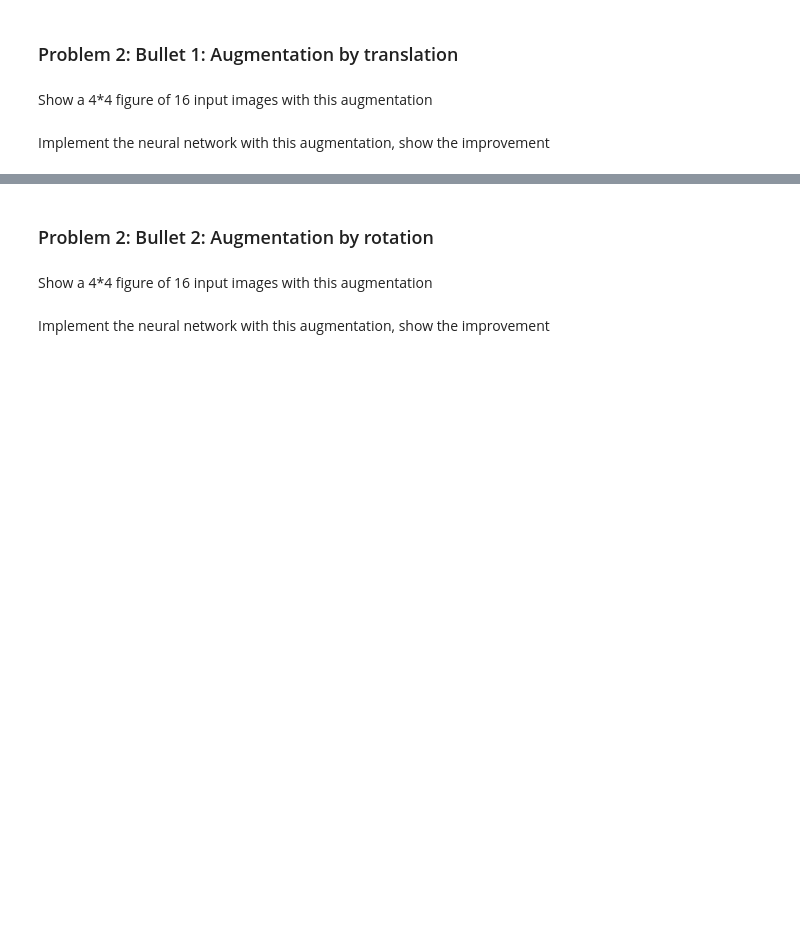
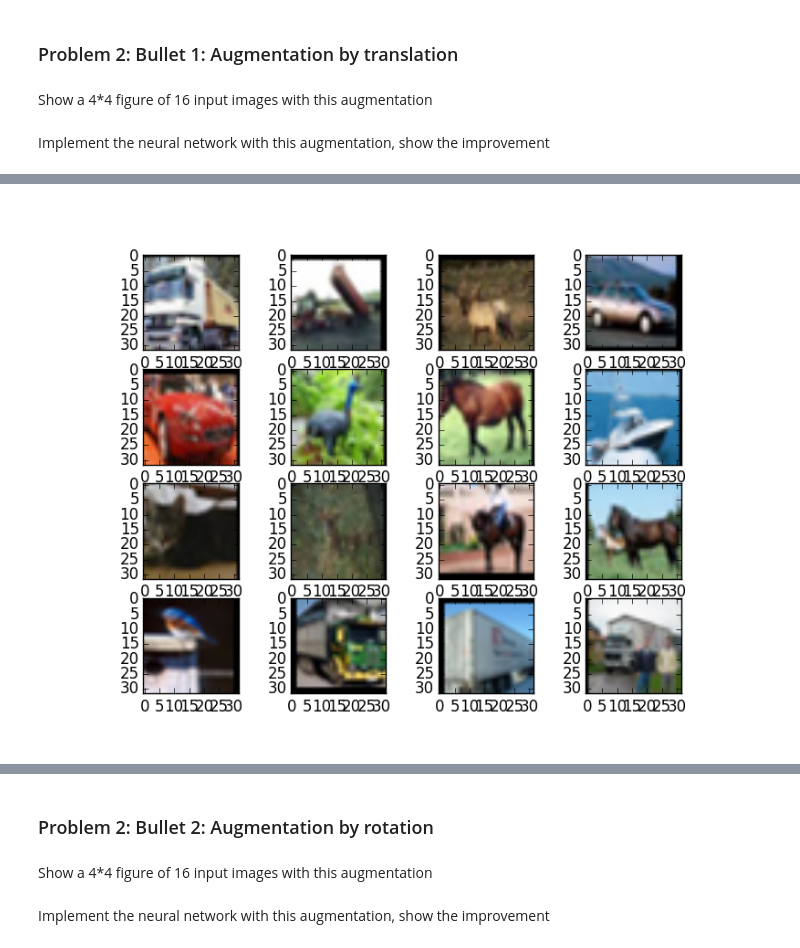
Before and after one commit to yogeshg/artistic-styles, a Jupyter notebook: hw/src/ecbm_e4040_hw3.ipynb, the cells around one changed output, grey strips where cells are left out. Saved outputs shown, nothing was run; the diff lists cells and outputs as text; code cells hidden in the pictures; blank space fills up the shorter version.

```diff
--- a/hw/src/ecbm_e4040_hw3.ipynb
+++ b/hw/src/ecbm_e4040_hw3.ipynb
@@ -101,0 +75,4 @@ The training process for function test_lenet ran for 0.09m
+# %%
+PIL.Image.open('./imgs/imgs-translate-aug.png')
+# %% [output]
+[figure, added]
```
Also changed, not shown: parts of 29 cells of this notebook.
